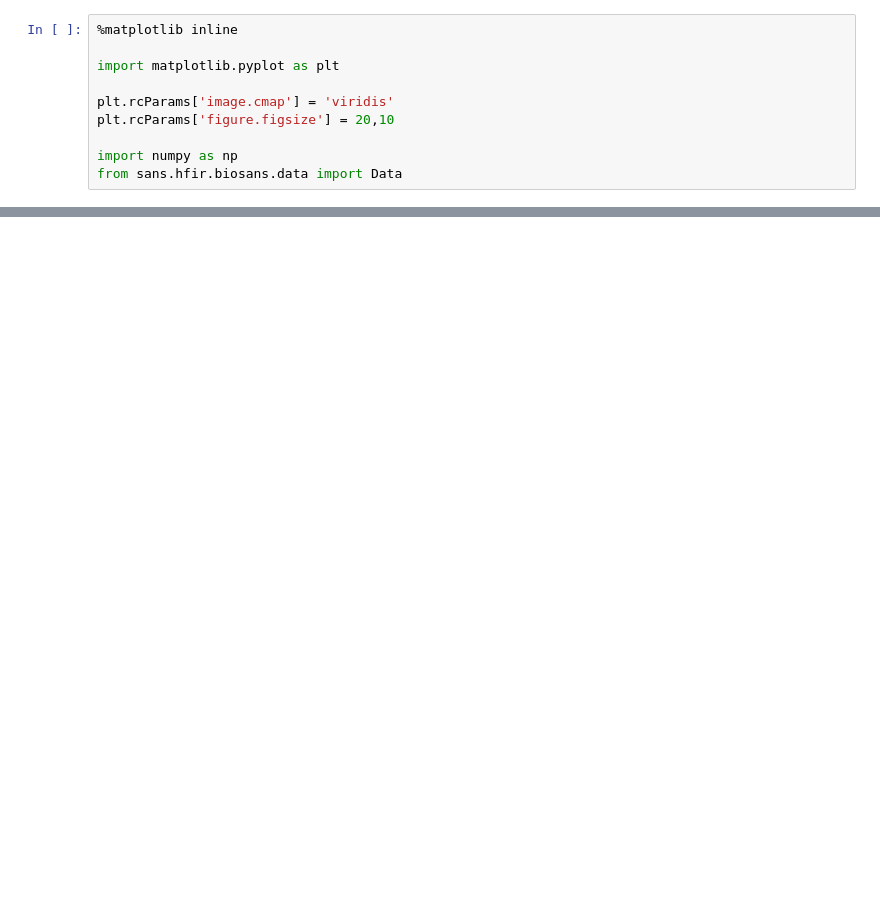
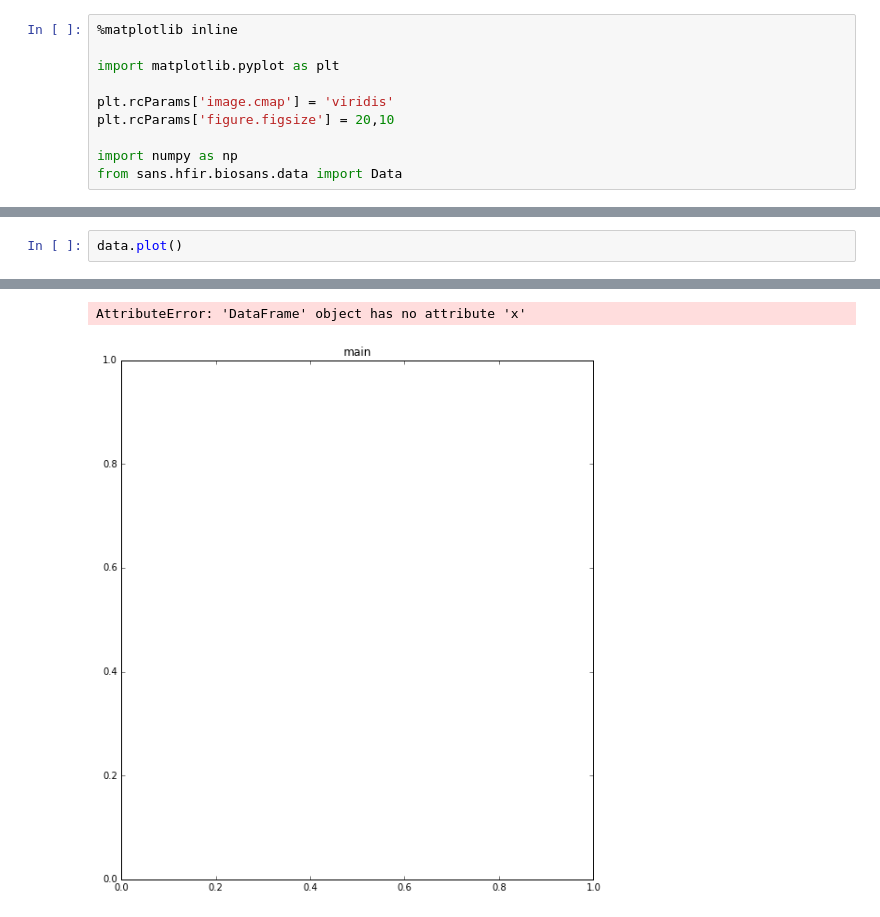
Before and after one commit to ricleal/HFIRSANSReduction, a Jupyter notebook: src/BioSANS.ipynb, the cells around one changed output, grey strips where cells are left out. Cells and saved outputs as stored; diff of their text form; blank space fills up the shorter version.

```diff
--- a/src/BioSANS.ipynb
+++ b/src/BioSANS.ipynb
@@ -69 +74,4 @@ data.df
 90112 rows × 5 columns
+# %%
+data.plot()
+# %% [output]
@@ -70,3 +80,5 @@ data.df
+AttributeError: 'DataFrame' object has no attribute 'x'
+[figure, added]
 # %%
 data.set_beam_center(bc)
 data.df
```
Also changed, not shown: parts of 16 cells of this notebook, 6 other files.
